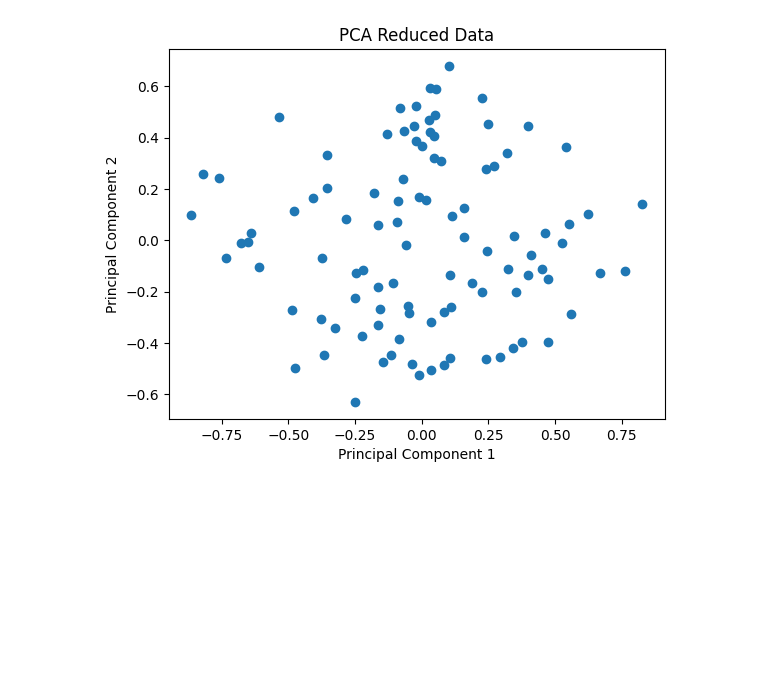
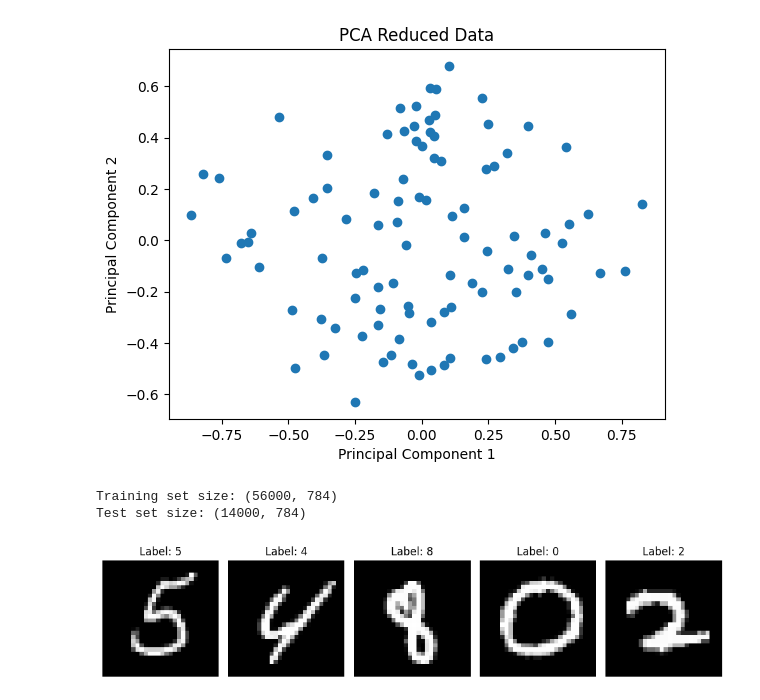
Before and after one commit to fjadidi2001/Machine_Learning_Journey, a Jupyter notebook: PCA.ipynb, the cells around one changed output. Cells and saved outputs as stored; diff of their text form; code cells hidden in the pictures; blank space fills up the shorter version.

Commit message:
added to data

```diff
--- a/PCA.ipynb
+++ b/PCA.ipynb
@@ -28,0 +38,27 @@ Explained Variance Ratio: [0.28857914 0.23635118]
+# %%
+# Load the MNIST dataset
+mnist = fetch_openml('mnist_784', version=1, as_frame=False)
+
+# Features and labels
+X = mnist.data  # 784 features (28x28 pixel values)
+y = mnist.target.astype(int)  # Labels are digits from 0 to 9
+
+# Split the dataset into training and testing sets
+X_train, X_test, y_train, y_test = train_test_split(X, y, test_size=0.2, random_state=42)
+
+print(f"Training set size: {X_train.shape}")
+print(f"Test set size: {X_test.shape}")
+# %% [output]
+Training set size: (56000, 784)
+Test set size: (14000, 784)
+# %%
+# Visualize the first 5 samples
+fig, axes = plt.subplots(1, 5, figsize=(10, 5))
+for i in range(5):
+    axes[i].imshow(X_train[i].reshape(28, 28), cmap='gray')
+    axes[i].set_title(f"Label: {y_train[i]}")
+    axes[i].axis('off')
+plt.tight_layout()
+plt.show()
+# %% [output]
+[figure, added]
```
Also changed, not shown: parts of 1 cell of this notebook.
